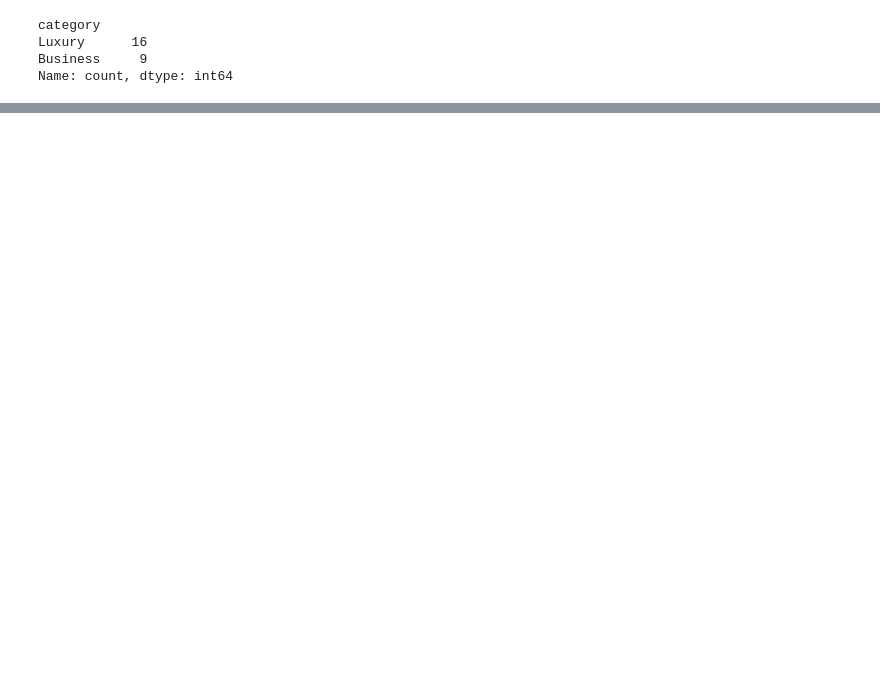
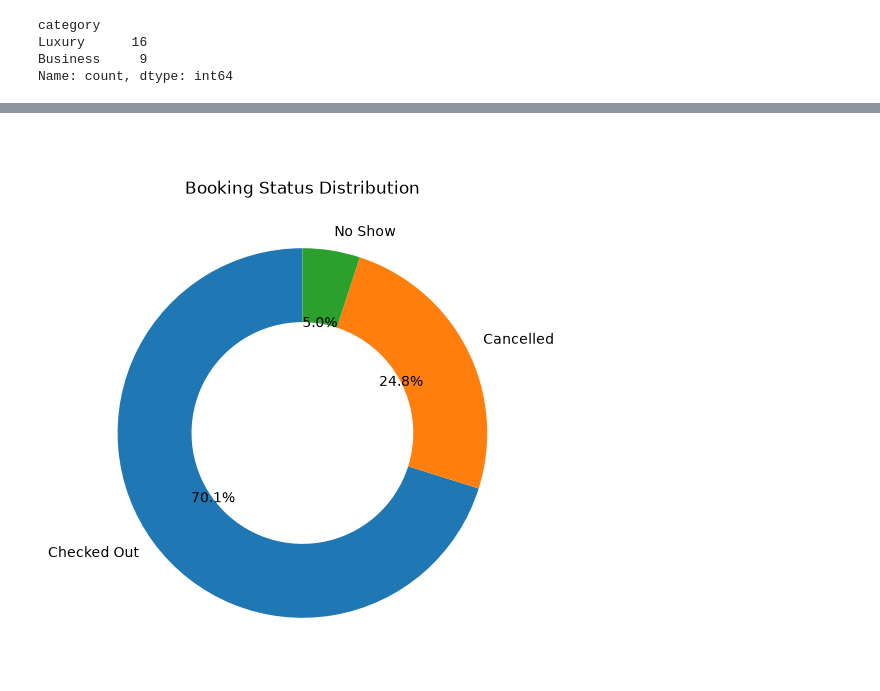
Before and after one commit to Dishani08/Hotel-Booking-Data-Ananlysis, a Jupyter notebook: project.ipynb, the cells around one changed output, grey strips where cells are left out. Saved outputs shown, nothing was run; the diff lists cells and outputs as text; code cells hidden in the pictures; blank space fills up the shorter version.

```diff
--- a/project.ipynb
+++ b/project.ipynb
@@ -121,0 +234,20 @@ df_hotel.city.value_counts().sort_values().plot(kind="bar")
+# %% [markdown]
+####
+# %%
+status = df_revenue["booking_status"].value_counts()
+
+plt.figure(figsize=(6,6))
+
+plt.pie(
+    status,
+    labels=status.index,
+    autopct="%1.1f%%",
+    startangle=90,
+    wedgeprops=dict(width=0.4)
+)
+
+plt.title("Booking Status Distribution")
+
+plt.show()
+# %% [output]
+[figure, added]
```
Also changed, not shown: parts of 181 cells of this notebook.
